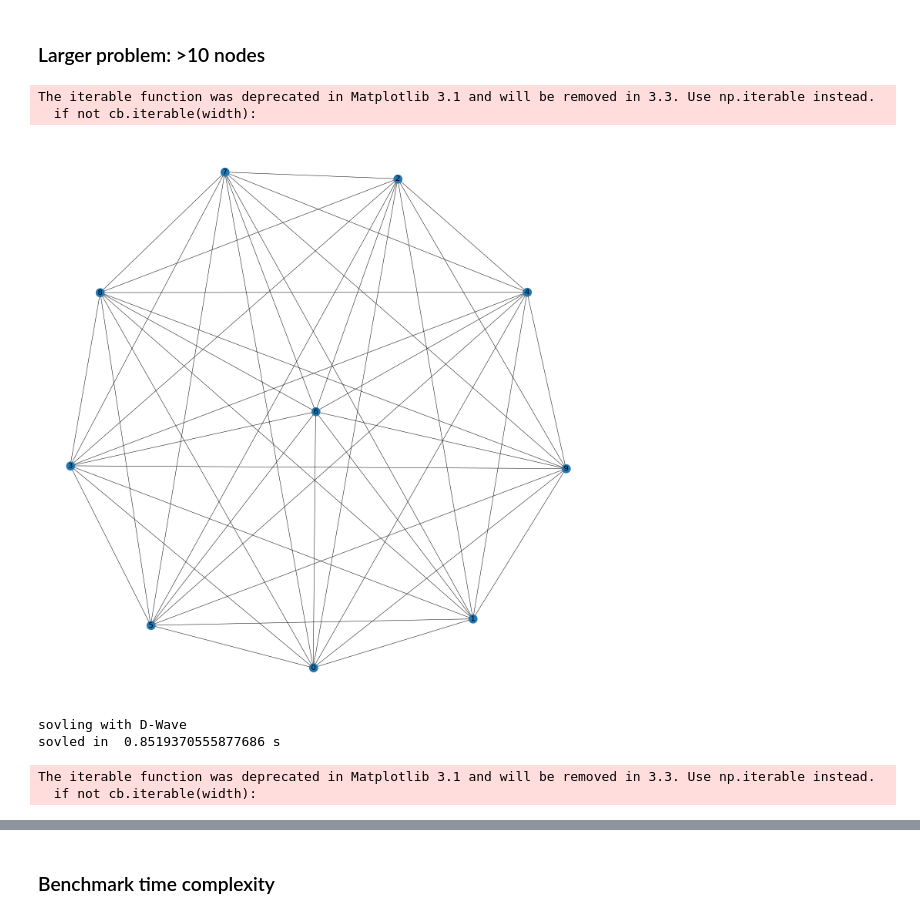
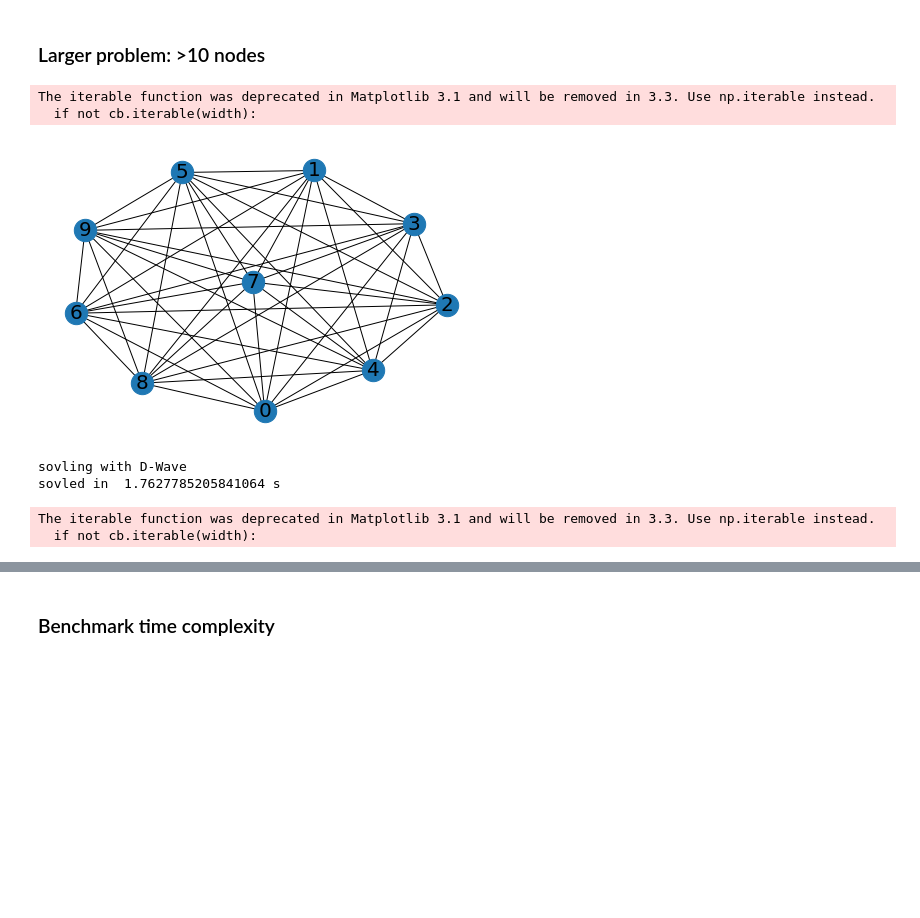
Before and after one commit to mledall/quantum_computing, a Jupyter notebook: Structural_imbalance_benchmarking.ipynb, the cells around one changed output, grey strips where cells are left out. Cells and saved outputs as stored; diff of their text form; code cells hidden in the pictures; blank space fills up the shorter version.

```diff
--- a/Structural_imbalance_benchmarking.ipynb
+++ b/Structural_imbalance_benchmarking.ipynb
@@ -109,7 +109,7 @@ Your default or manually set solver and token are used in the next cell. The cel
 *DWaveSampler()* from Ocean software's [dwave-system](https://docs.ocean.dwavesys.com/projects/system/en/latest/) tool handles the connection to a D-Wave system. This tool also handles mapping between the graph of our problem, NetworkX's *complete_graph(4)* graph with nodes labeled Alice, Bob etc, to the D-Wave QPU's numerically indexed qubits. This mapping, known as *minor-embedding*, is done by the *EmbeddingComposite()* composite.
 # %%
 # sampler = EmbeddingComposite(DWaveSampler(solver={'qpu': True}))  # Some accounts need to replace this line with the next:
-sampler = EmbeddingComposite(DWaveSampler(solver='DW_2000Q_2_1', token=''))
+sampler = EmbeddingComposite(DWaveSampler(solver='DW_2000Q_2_1', token='my_token'))
 # %% [markdown]
 ### Solving the Problem
 Next, the *structural_imbalance()* algorithm, from Ocean's [dwave_networkx](https://docs.ocean.dwavesys.com/projects/dwave-networkx/en/latest/) extension of the NetworkX graphic package, submits the Ising model we formulated in the previous section to a D-Wave system. It returns a partition of our social network into two colored sets and the frustrated edges.
@@ -157,6 +157,9 @@ Friendly relationships:  [('Alice', 'Wally'), ('Bob', 'Eve'), ('Eve', 'Wally')]
 Hostile relationships:  [('Alice', 'Bob'), ('Alice', 'Eve'), ('Bob', 'Wally')]
 # %% [markdown]
 ### All friendly
+# %%
+# sampler = EmbeddingComposite(DWaveSampler(solver={'qpu': True}))  # Some accounts need to replace this line with the next:
+sampler = EmbeddingComposite(DWaveSampler(solver='DW_2000Q_2_1', token='my_token'))
 # %%
 # Use NetworkX graphic package and Python's random library to create a randomly signed network
 
@@ -230,6 +229,9 @@ The iterable function was deprecated in Matplotlib 3.1 and will be removed in 3.
 [figure]
 # %% [markdown]
 ### Larger problem: >10 nodes
+# %%
+# sampler = EmbeddingComposite(DWaveSampler(solver={'qpu': True}))  # Some accounts need to replace this line with the next:
+sampler = EmbeddingComposite(DWaveSampler(solver='DW_2000Q_2_1', token='my_token'))
 # %%
 # Use NetworkX graphic package and Python's random library to create a randomly signed network
 
@@ -243,7 +245,7 @@ G.add_edges_from([(u, v, {'sign': 2*random.randint(0,1)-1}) for u, v in G.edges]
 # print('Friendly relationships: ', [(x, y) for (x, y, sign) in G.edges(data='sign') if (sign == 1)])
 # print('Hostile relationships: ', [(x, y) for (x, y, sign) in G.edges(data='sign') if (sign == -1)])
 
-plt.figure(figsize=(20,20))
+plt.figure()
 pos = nx.spring_layout(G)
 nx.draw(G, pos)#, with_labels=True)
 nx.draw_networkx_labels(G,pos=pos, font_size=20)
@@ -251,10 +253,6 @@ labels = nx.get_edge_attributes(G,'sign')
 # nx.draw_networkx_edge_labels(G,pos,edge_labels=labels, font_size=20)
 nx.draw_networkx_nodes(G,pos,node_size=500)
 plt.show()
-
-
-# sampler = EmbeddingComposite(DWaveSampler(solver={'qpu': True}))  # Some accounts need to replace this line with the next:
-sampler = EmbeddingComposite(DWaveSampler(solver='DW_2000Q_2_1', token='DEV-a3ae2d86bfa91d5114e454b0f1431256139b710f'))
 
 # Return a good partition (minimal structural imbalance) and its frustrated edges
 start = time.time()
@@ -264,36 +262,36 @@ imbalance, bicoloring = dnx.structural_imbalance(G, sampler)
 end = time.time()
 print('sovled in ', end-start, 's')
 # Mark the returned frustrated edges and node set (color) on the graph
 for edge in G.edges:
     G.edges[edge]['frustrated'] = edge in imbalance
 for node in G.nodes:
     G.nodes[node]['color'] = bicoloring[node]
 
 # Print the relationships for the returned partition
 # print('Yellow set: ', [person for (person, color) in bicoloring.items() if (color == 0)])
 # print('Blue set: ', [person for (person, color) in bicoloring.items() if (color == 1)])
 # print('\nFrustrated relationships: ', list(imbalance.keys()))
 
 # pos = nx.spring_layout(G)
 
-plt.figure(figsize=(20,20))
+plt.figure()
 
 nx.draw(G, pos)#, with_labels=True)
 nx.draw_networkx_labels(G,pos=pos, font_size=20)
 labels = nx.get_edge_attributes(G,'frustrated')
 node_color = nx.get_node_attributes(G, 'color')
 color_map = ['yellow' if color==1 else 'blue'
             for name, color in node_color.items()]
 
 # nx.draw_networkx_edge_labels(G,pos,edge_labels=labels, font_size=20)
 nx.draw_networkx_nodes(G,pos,node_size=500, node_color=color_map)
 
 plt.show()
 # %% [output]
 The iterable function was deprecated in Matplotlib 3.1 and will be removed in 3.3. Use np.iterable instead.
   if not cb.iterable(width):
-[figure, old version]
+[figure, new version]
 sovling with D-Wave
-sovled in  0.8519370555877686 s
+sovled in  1.7627785205841064 s
 The iterable function was deprecated in Matplotlib 3.1 and will be removed in 3.3. Use np.iterable instead.
   if not cb.iterable(width):
```
Also changed, not shown: parts of 3 cells of this notebook.
